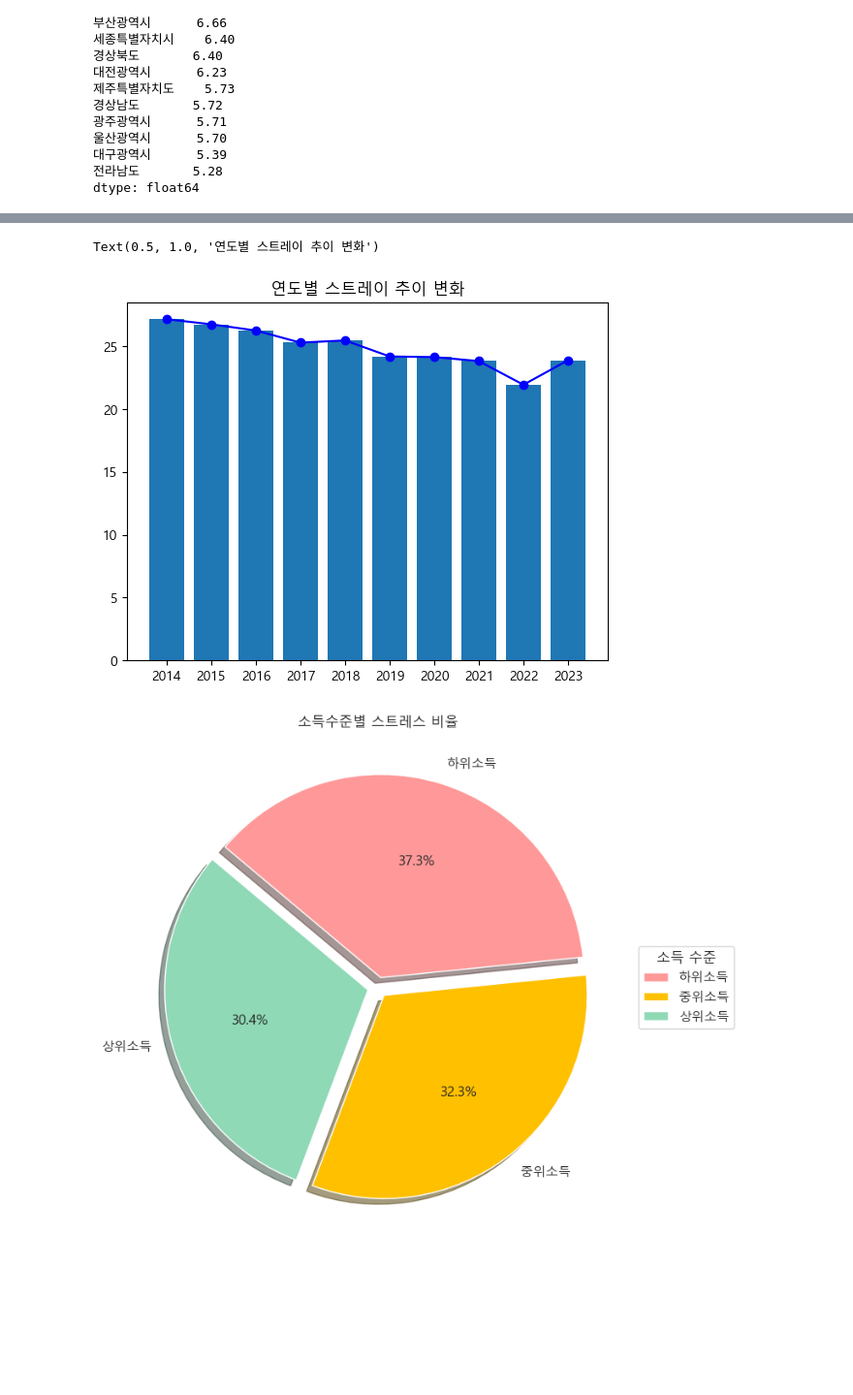
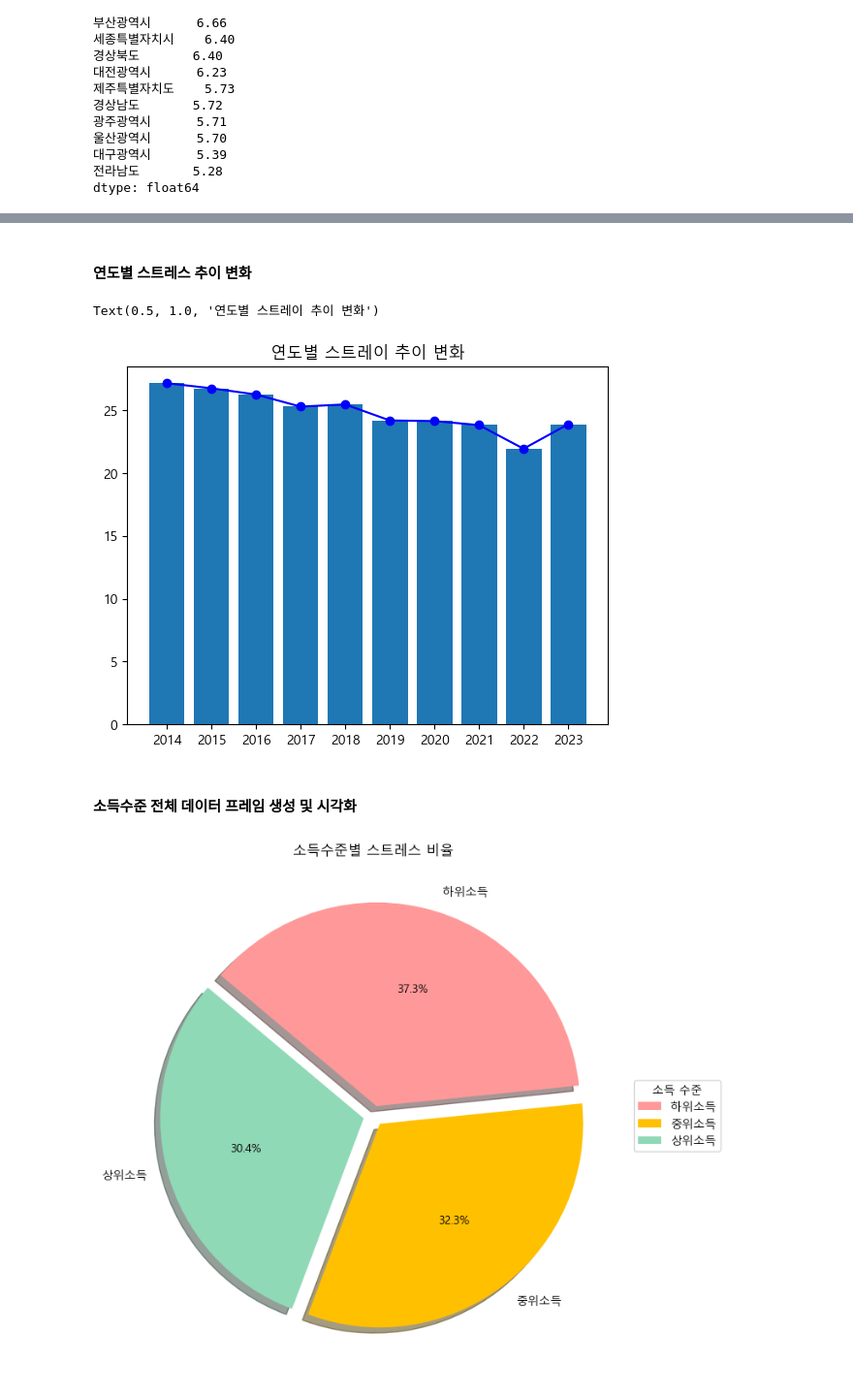
Before and after one commit to woozoo50/stress_steam, a Jupyter notebook: JiSoo/coding/code.ipynb, the cells around one changed output, grey strips where cells are left out. Shown at 97% size. Saved outputs shown, nothing was run; the diff lists cells and outputs as text; code cells hidden in the pictures; blank space fills up the shorter version.

```diff
--- a/JiSoo/coding/code.ipynb
+++ b/JiSoo/coding/code.ipynb
@@ -643,11 +466,10 @@ plt.show()
+# %% [markdown]
+#### 연도별 스트레스 추이 변화
 # %%
 import matplotlib.pyplot as plt
 import pandas as pd
-# pd.read_csv("./)
-# df['스트레스'] = stress_list
-# print(df['스트레스'])
-import pandas as pd
-stress = pd.read_csv("datas/stress.csv", encoding="euc-kr")
+
+stress = pd.read_csv("../data/stress.csv", encoding="euc-kr")
 # 열 이름 변경
 #print(len(stress))
 #print(stress.columns)
@@ -663,4 +485,4 @@ plt.plot(x, y, marker='o', linestyle='-', color='b')
 plt.title("연도별 스트레이 추이 변화")
 # %% [output]
 Text(0.5, 1.0, '연도별 스트레이 추이 변화')
-[figure, old version]
+[figure, new version]
@@ -670,8 +489,10 @@ from folium import *
+# %% [markdown]
+#### 소득수준 전체 데이터 프레임 생성 및 시각화
 # %%
 import pandas as pd
 
 # 파일을 열고 데이터를 줄 단위로 읽어오기
-with open("datas/stress_income.csv", 'r', encoding='utf-8') as file:
+with open("../data/stress_income.csv", 'r', encoding='utf-8') as file:
     lines = [line.strip().split(',') for line in file]
 
 # 열의 개수가 맞지 않는 행 제거
@@ -682,31 +503,31 @@ stress_income = pd.DataFrame(valid_lines[0:])
 
 # 결과 확인
 # 행 0~5까지의 데이터
 stress_total = stress_income.iloc[0:5]
 stress_total.set_index(0, inplace=True)
 stress_total = stress_total.apply(pd.to_numeric)
 middle_mean = stress_total.loc[['중하', '중', '중상']].mean().mean()
 # stress_total_means = {
 #     '하': stress_total.loc['하'].mean(),
 #     '중하': stress_total.loc['중하'].mean(),
 #     '중': stress_total.loc['중'].mean(),
 #     '중상': stress_total.loc['중상'].mean(),
 #     '상': stress_total.loc['상'].mean(),
 # }
 stress_total_means = {
     '하위소득': stress_total.loc['하'].mean(),
     '중위소득': middle_mean,
     '상위소득': stress_total.loc['상'].mean(),
 }
 # 원형 차트 그리기
 explode = [0.05, 0.05, 0.05]
 colors = ['#ff9999', '#ffc000', '#8fd9b6']
 plt.figure(figsize=(8, 8))
 plt.pie(stress_total_means.values(), labels=stress_total_means.keys(), autopct='%1.1f%%', startangle=140,
          counterclock=False, explode=explode, shadow=True, colors=colors)
 plt.legend(stress_total_means.keys(), title="소득 수준", loc="center left", bbox_to_anchor=(1, 0, 0.5, 1))
 
 plt.title('소득수준별 스트레스 비율')
 plt.show()
 # %% [output]
-[figure, old version]
+[figure, new version]
```
Also changed, not shown: parts of 29 cells of this notebook, 1 other file.
